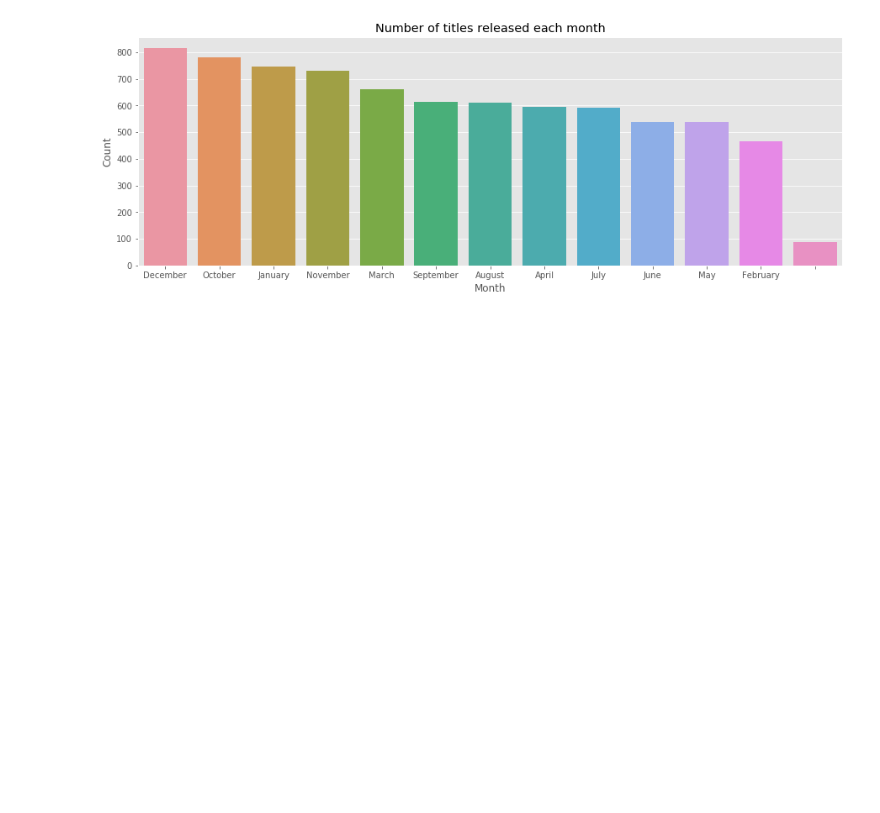
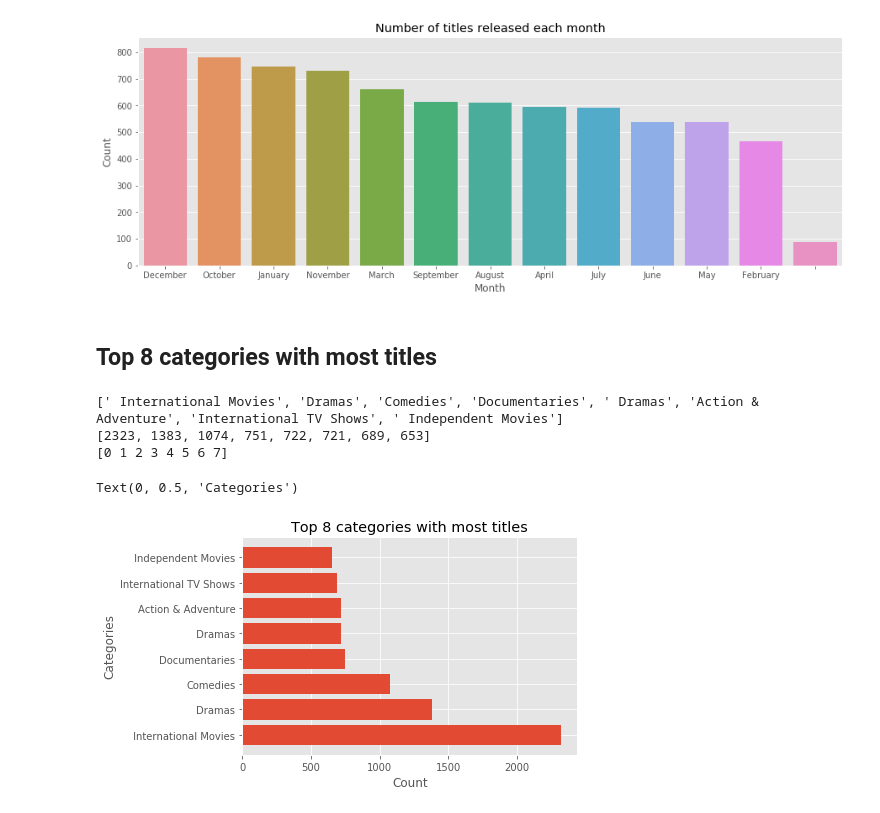
Before and after one commit to cyrusleungst/data-analytics, a Jupyter notebook: project_4_netflix/netflix_eda.ipynb, the cells around one changed output. Cells and saved outputs as stored; diff of their text form; code cells hidden in the pictures; blank space fills up the shorter version.

Commit message:
Ordered category by count and showed top 8 categories with bar chart

```diff
--- a/project_4_netflix/netflix_eda.ipynb
+++ b/project_4_netflix/netflix_eda.ipynb
@@ -119,3 +119,26 @@ month_count.set(xlabel='Month', ylabel='Count')
 # %% [output]
 [Text(0, 0.5, 'Count'), Text(0.5, 0, 'Month')]
 [figure]
+# %% [markdown]
+## Top 8 categories with most titles
+# %%
+top8 = list(category_amount.values())[:8]
+categories = list(category_amount.keys())[:8]
+width = np.arange(len(categories))
+
+print(categories)
+print(top8)
+print(width)
+
+plt.barh(width, top8)
+
+plt.title('Top 8 categories with most titles')
+plt.xlabel('Count')
+plt.yticks(width, categories)
+plt.ylabel('Categories')
+# %% [output]
+[' International Movies', 'Dramas', 'Comedies', 'Documentaries', ' Dramas', 'Action & Adventure', 'International TV Shows', ' Independent Movies']
+[2323, 1383, 1074, 751, 722, 721, 689, 653]
+[0 1 2 3 4 5 6 7]
+Text(0, 0.5, 'Categories')
+[figure, added]
```
